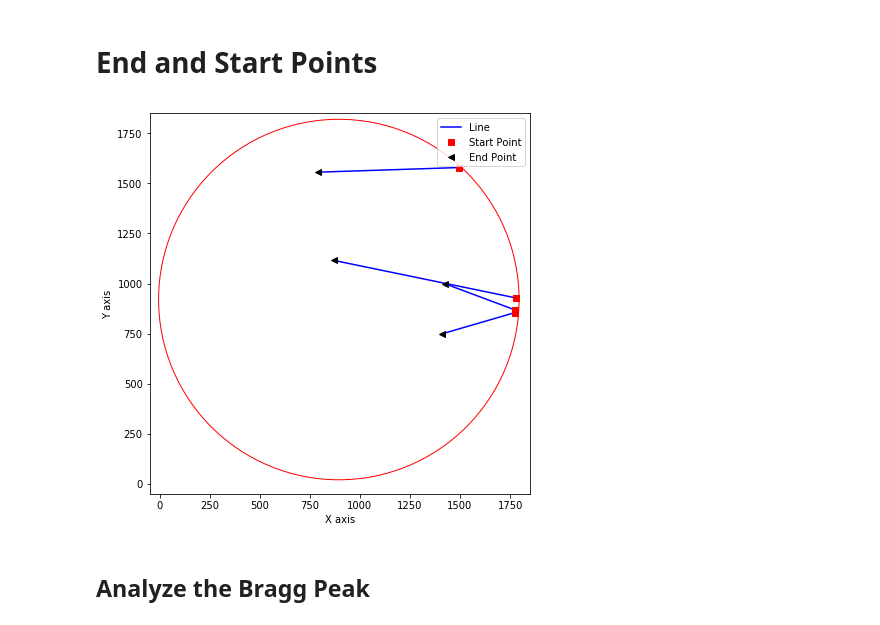
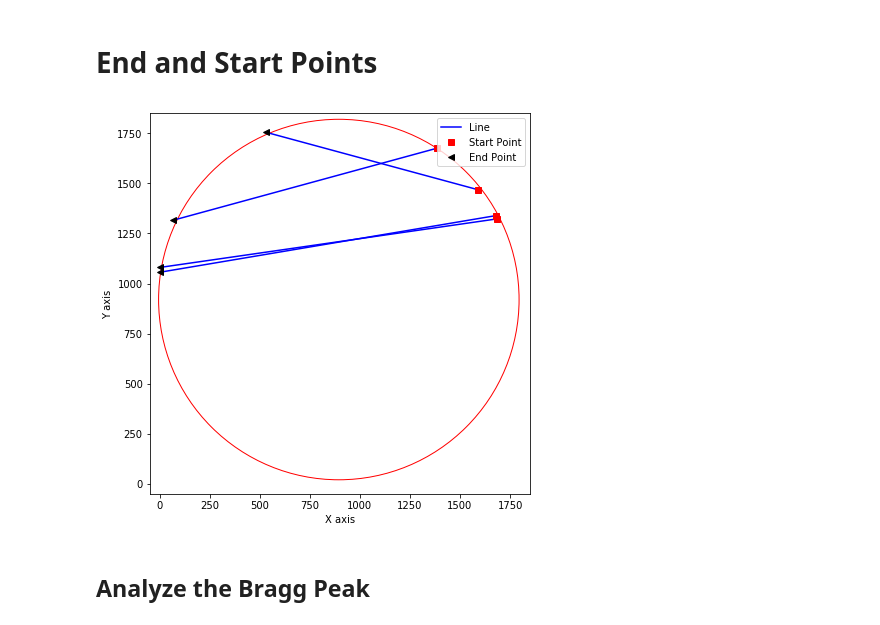
Before and after one commit to igorabritta/cygno, a Jupyter notebook: CreateVariables.ipynb, the cells around one changed output. Cells and saved outputs as stored; diff of their text form; code cells hidden in the pictures.

```diff
--- a/CreateVariables.ipynb
+++ b/CreateVariables.ipynb
@@ -158,6 +176,8 @@ maxLY = np.zeros(featuresL.shape[0],dtype=float)
 meanLX = np.zeros(featuresL.shape[0],dtype=float)
 meanLY = np.zeros(featuresL.shape[0],dtype=float)
 
+
+p = np.zeros(featuresL.shape[0],dtype=float)
 # - - - - - - - - - - - - - - - - - - - - - - - - - - - - - - - - - - -#
 # Y information
 widthY = np.zeros(featuresL.shape[0],dtype=float)
@@ -238,21 +285,23 @@ for cluN in df[df['Tag'] == tag].index:
 # %%
 # Insertion in the table
-featuresL.insert(9,'MaxLengthX',maxLX)
-featuresL.insert(10,'MaxLengthY',maxLY)
-featuresL.insert(11,'MeanLengthX',meanLX)
-featuresL.insert(12,'MeanLengthY',meanLY)
+featuresL.insert(9,  'MaxLengthX',maxLX)
+featuresL.insert(10, 'MaxLengthY',maxLY)
+featuresL.insert(11, 'MeanLengthX',meanLX)
+featuresL.insert(12, 'MeanLengthY',meanLY)
 
-featuresL.insert(13,'WidthY',widthY)
-featuresL.insert(14,'StartY',startY)
-featuresL.insert(15,'EndY',endY)
+featuresL.insert(13, 'WidthY',widthY)
+featuresL.insert(14, 'StartY',startY)
+featuresL.insert(15, 'EndY',endY)
 
-featuresL.insert(16,'WidthX',widthX)
-featuresL.insert(17,'StartX',startX)
-featuresL.insert(18,'EndX',endX)
-featuresL.insert(19,'StartXy',startXy)
-featuresL.insert(20,'EndXy',endXy)
-featuresL.insert(21,'PeakX',peakX)
-featuresL.insert(22,'MeanX',meanX)
+featuresL.insert(16, 'WidthX',widthX)
+featuresL.insert(17, 'StartX',startX)
+featuresL.insert(18, 'EndX',endX)
+featuresL.insert(19, 'StartXy',startXy)
+featuresL.insert(20, 'EndXy',endXy)
+featuresL.insert(21, 'PeakX',peakX)
+featuresL.insert(22, 'MeanX',meanX)
+
+featuresL.insert(23, 'p',p)
 # %%
 ttt = featuresL.index[(featuresL.MaxLengthX > 0) & (featuresL.MaxLengthX < 200)]
 # %%
@@ -310,23 +362,23 @@ sxy = np.array(featuresL.StartXy[featuresL.Image < 210])
 exy = np.array(featuresL.EndXy[featuresL.Image < 210])
 # %%
 fig = plt.figure(figsize=(10,7))
-for kk in [0,12,17,21]: #range(0,np.size(sx)):
+for kk in [4,5,8,16]:#[0,12,17,21]: #range(0,np.size(sx)):
     plt.plot([sx[indn[kk]], ex[indn[kk]]], [sxy[indn[kk]], exy[indn[kk]]], 'b-')
     plt.plot(ex[indn[kk]], exy[indn[kk]], 'rs')
     plt.plot(sx[indn[kk]], sxy[indn[kk]], 'k<')
 
 plt.xlabel('X axis')
 plt.ylabel('Y axis')
 plt.axis('square')
 plt.xlim([-50,1850])
 plt.ylim([-50,1850])
 
 circle1=plt.Circle((895,920),900,color='r',fill=False)
 plt.gcf().gca().add_artist(circle1)
 plt.legend(['Line','Start Point', 'End Point'])
 plt.show()
 # %% [output]
-[figure, old version]
+[figure, new version]
 # %% [markdown]
 ## Analyze the Bragg Peak
 # %%
```
Also changed, not shown: parts of 13 cells of this notebook, 2 other files.
